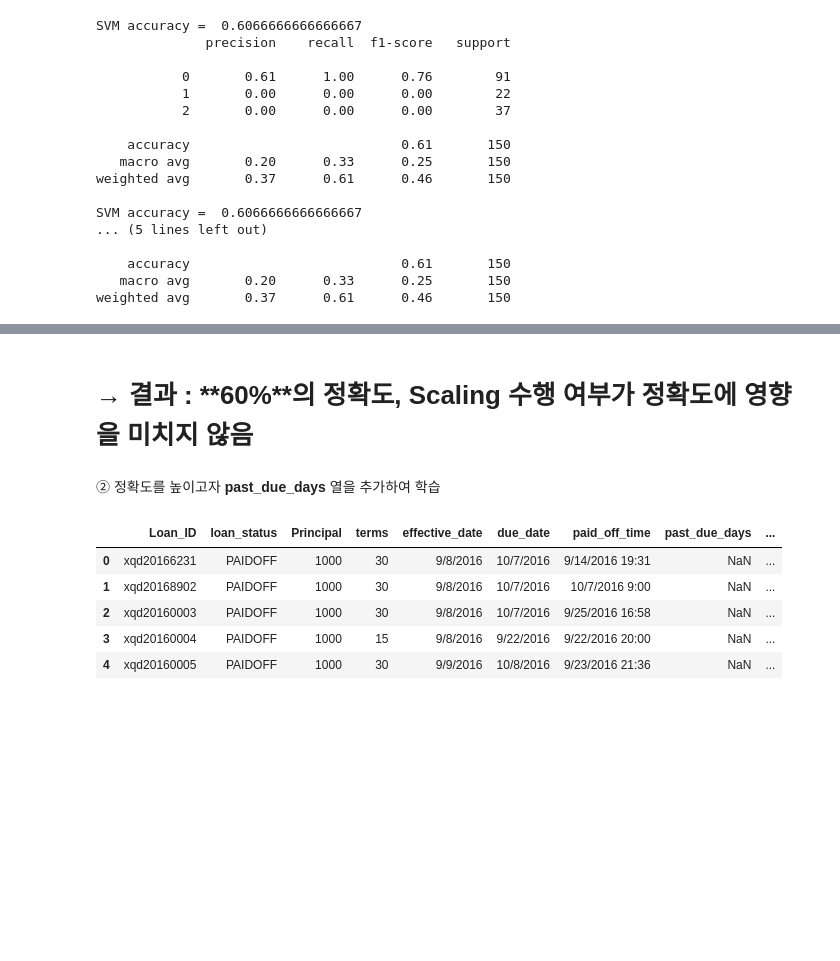
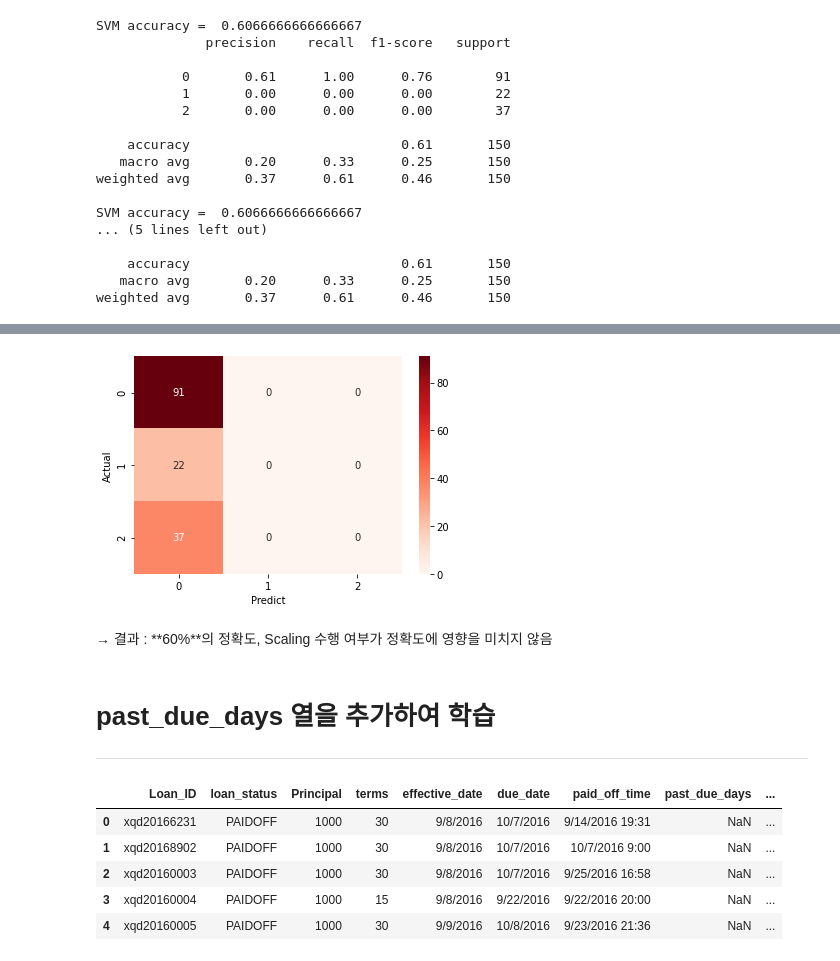
Before and after one commit to soeun727/AI-Project-Corona, a Jupyter notebook: Loan_Data_Classification_SVM.ipynb, the cells around one changed output, grey strips where cells are left out. Drawn from its saved outputs; the diff is of its cells as text; code cells hidden in the pictures; blank space fills up the shorter version.

```diff
--- a/Loan_Data_Classification_SVM.ipynb
+++ b/Loan_Data_Classification_SVM.ipynb
@@ -81,8 +78,8 @@ X_train_scaled = std_scaler.transform(X_train)    # 훈련 데이터 스케일
 X_test_scaled = std_scaler.transform(X_test)      # 테스트 데이터의 스케일링
 
 # 학습
-SVM_model_after_scale = svm.SVC()
-SVM_model_after_scale.fit(X_train_scaled,y_train)
-svc_prediction_after_scaled = SVM_model_after_scale.predict(X_test_scaled)
+SVM_rbf_model_after_scale = svm.SVC(kernel='rbf')
+SVM_rbf_model_after_scale.fit(X_train_scaled,y_train)
+svc_rbf_prediction_after_scaled = SVM_rbf_model_after_scale.predict(X_test_scaled)
 # %%
 # Scaling 수행 전 결과
@@ -115,7 +140,19 @@ weighted avg       0.37      0.61      0.46       150
+# %%
+# 오차행렬 시각화 - Scaling 후
+import matplotlib.pyplot as plt
+import seaborn as sns
+sns.heatmap(confusion_matrix(y_test, svc_rbf_prediction_after_scaled), annot=True, cmap='Reds')
+plt.xlabel('Predict')
+plt.ylabel('Actual')
+plt.show()
+# %% [output]
+[figure, added]
 # %% [markdown]
-# → 결과 : **60%**의 정확도, Scaling 수행 여부가 정확도에 영향을 미치지 않음
+→ 결과 : **60%**의 정확도, Scaling 수행 여부가 정확도에 영향을 미치지 않음
 # %% [markdown]
-② 정확도를 높이고자 **past_due_days** 열을 추가하여 학습
+# **past_due_days** 열을 추가하여 학습
+
+---
 # %%
 # 원본 데이터 불러오기
 import numpy as np
```
Also changed, not shown: parts of 62 cells of this notebook.
